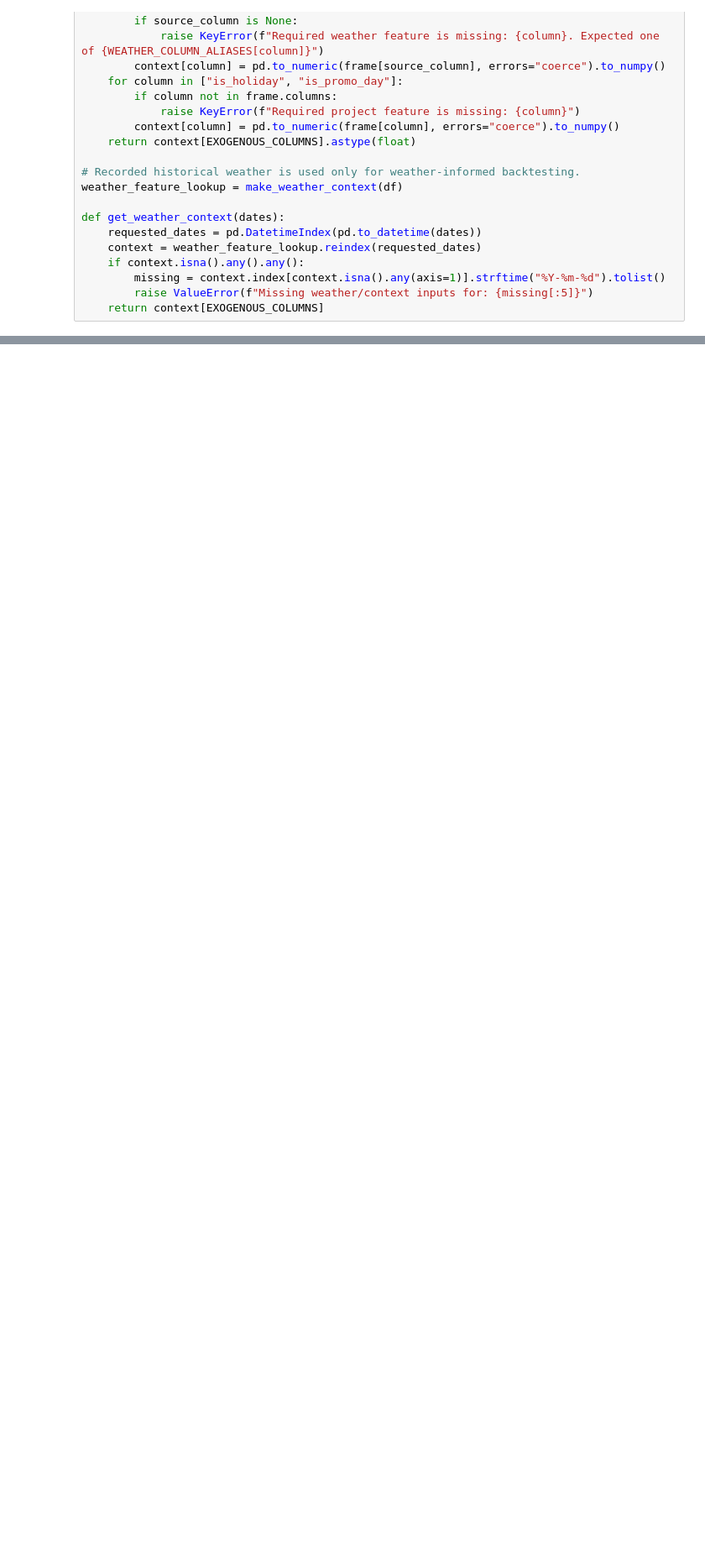
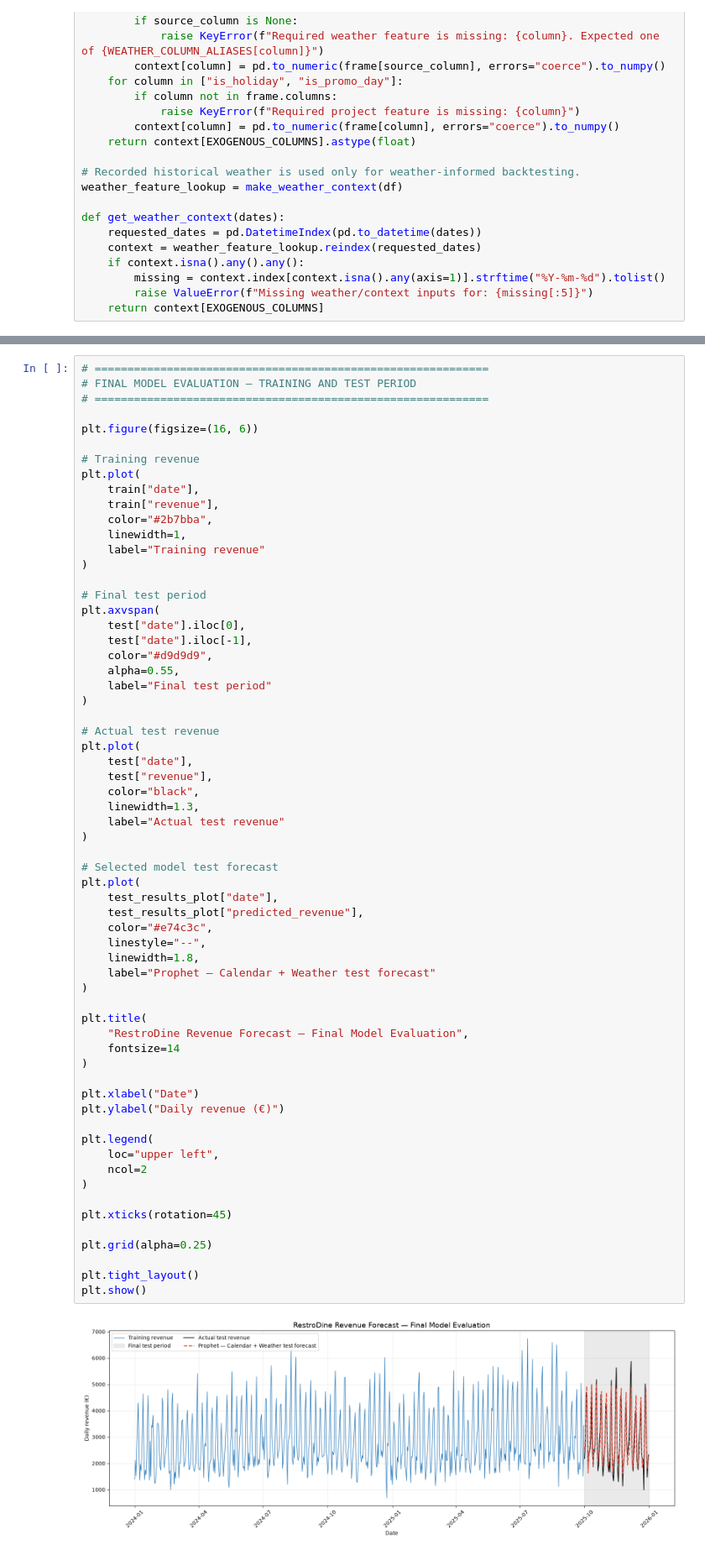
Before and after one commit to satish-shrestha-4u/restrodine-restaurant-intelligence, a Jupyter notebook: notebooks/03_revenue_forecasting.ipynb, the cells around one changed output, grey strips where cells are left out. Shown at 84% size. Cells and saved outputs as stored; diff of their text form; blank space fills up the shorter version.

```diff
--- a/notebooks/03_revenue_forecasting.ipynb
+++ b/notebooks/03_revenue_forecasting.ipynb
@@ -1307 +1896,66 @@ weather_folds.groupby("model")[["MAE", "RMSE", "MAPE (%)"]].agg(["mean", "std"])
+# %%
+# ============================================================
+# FINAL MODEL EVALUATION — TRAINING AND TEST PERIOD
+# ============================================================
+
+plt.figure(figsize=(16, 6))
+
+# Training revenue
+plt.plot(
+    train["date"],
+    train["revenue"],
+    color="#2b7bba",
+    linewidth=1,
+    label="Training revenue"
+)
+
+# Final test period
+plt.axvspan(
+    test["date"].iloc[0],
+    test["date"].iloc[-1],
+    color="#d9d9d9",
+    alpha=0.55,
+    label="Final test period"
+)
+
+# Actual test revenue
+plt.plot(
+    test["date"],
+    test["revenue"],
+    color="black",
+    linewidth=1.3,
+    label="Actual test revenue"
+)
+
+# Selected model test forecast
+plt.plot(
+    test_results_plot["date"],
+    test_results_plot["predicted_revenue"],
+    color="#e74c3c",
+    linestyle="--",
+    linewidth=1.8,
+    label="Prophet — Calendar + Weather test forecast"
+)
+
+plt.title(
+    "RestroDine Revenue Forecast — Final Model Evaluation",
+    fontsize=14
+)
+
+plt.xlabel("Date")
+plt.ylabel("Daily revenue (€)")
+
+plt.legend(
+    loc="upper left",
+    ncol=2
+)
+
+plt.xticks(rotation=45)
+
+plt.grid(alpha=0.25)
+
+plt.tight_layout()
+plt.show()
+# %% [output]
+[figure, added]
 # %% [markdown]
```
Also changed, not shown: parts of 48 cells of this notebook.
